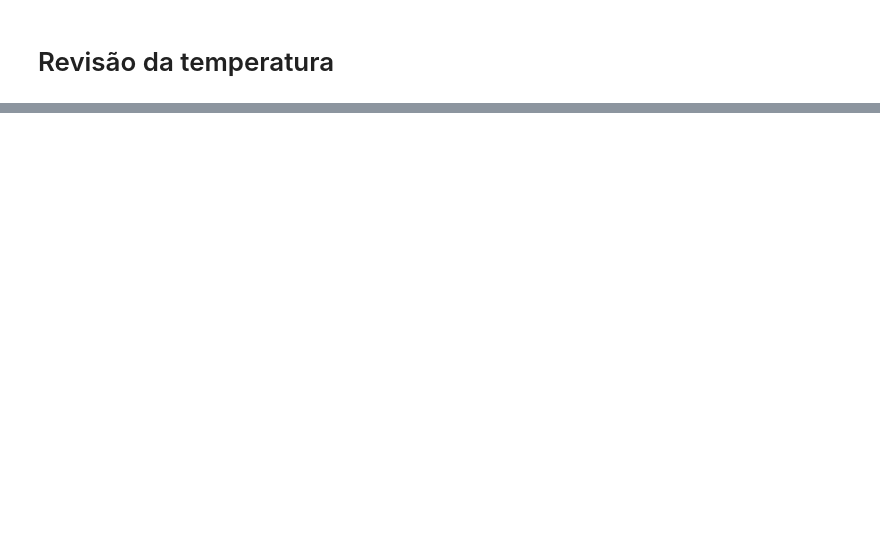
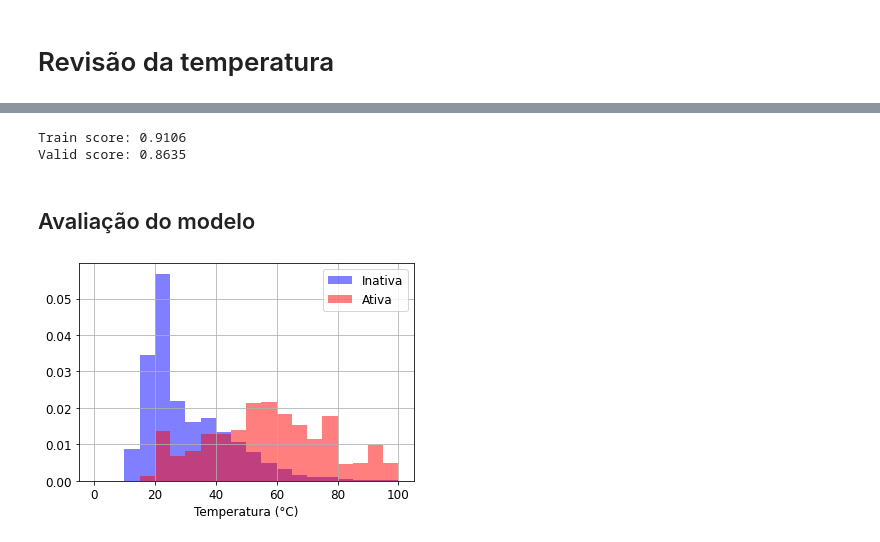
Before and after one commit to parlametria/revisao-temperatura, a Jupyter notebook: analises/revisao_da_temperatura.ipynb, the cells around one changed output, grey strips where cells are left out. Drawn from its saved outputs; the diff is of its cells as text; code cells hidden in the pictures; blank space fills up the shorter version.

Commit message:
First review for temperature

```diff
--- a/analises/revisao_da_temperatura.ipynb
+++ b/analises/revisao_da_temperatura.ipynb
@@ -1053,0 +46,3 @@ Colunas com valores faltantes:
+# %%
+# Split the dataset:
+train_trams, val_trams, test_trams = tm.sequence_dataset_split(tramitacoes, 0.2, 'unique_id_leggo')
@@ -1053,0 +151,25 @@ Colunas com valores faltantes:
+# %%
+# Preprocess data:
+
+X_train = sc.sparse.csr_matrix(pipeline.fit_transform(fixed_train_trams))
+y_train = tm.get_target_from_sequence_set(fixed_train_trams, ['unique_id_leggo', 'data_aval'], 'acao_futura')
+
+X_val = sc.sparse.csr_matrix(pipeline.transform(fixed_val_trams))
+y_val = tm.get_target_from_sequence_set(fixed_val_trams, ['unique_id_leggo', 'data_aval'], 'acao_futura')
+
+# Convert to LightGBM datasets:
+dataset_train = lgb.Dataset(X_train, label=y_train)
+dataset_val   = lgb.Dataset(X_val, label=y_val, reference=dataset_train)
+# %%
+# Train the model:
+parameters = {'objective': 'binary', 'metric': 'auc', 'verbose': -1, 'learning_rate': 0.1, 'num_leaves': 40}
+num_round = 20
+bst = lgb.train(parameters, dataset_train, num_round)
+
+print('Train score:', np.round(roc_auc_score(y_train, bst.predict(X_train)), 4))
+print('Valid score:', np.round(roc_auc_score(y_val, bst.predict(X_val)), 4))
+# %% [output]
+Train score: 0.9106
+Valid score: 0.8635
+# %% [markdown]
+## Avaliação do modelo
@@ -1053,0 +179,21 @@ Colunas com valores faltantes:
+# %%
+# Compute the temperature for the validation set (apply a subjective monotonic function to the predicted probabilities):
+temp_val = (2.8 + np.log10(bst.predict(X_val))) / 2.8 * 100
+
+# Build a DataFrame of proposições, assessment dates and temperatures:
+temp_predictions_val = fixed_val_trams[['unique_id_leggo', 'data_aval']].drop_duplicates().reset_index(drop=True)
+temp_predictions_val['temperatura'] = pd.Series(temp_val)
+temp_predictions_val['acao_futura'] = pd.Series(y_val.values)
+temp_predictions_val = temp_predictions_val.sort_values('temperatura', ascending=False)
+# %%
+# Plot the probability distribution of the temperature for proposições with some action in the near function and for those without any action in the near future:
+dtemp = 5
+temp_edges = np.arange(0, 100 + dtemp, dtemp)
+temp_predictions_val.loc[temp_predictions_val['acao_futura'] == 0, 'temperatura'].hist(bins=temp_edges, density=True, alpha=0.5, color='b', label='Inativa')
+temp_predictions_val.loc[temp_predictions_val['acao_futura'] == 1, 'temperatura'].hist(bins=temp_edges, density=True, alpha=0.5, color='r', label='Ativa')
+pl.xlabel('Temperatura (°C)', fontsize=12)
+pl.tick_params(labelsize=12)
+pl.legend(fontsize=12)
+pl.show()
+# %% [output]
+[figure, added]
```
Also changed, not shown: parts of 128 cells of this notebook, 10 other files.
